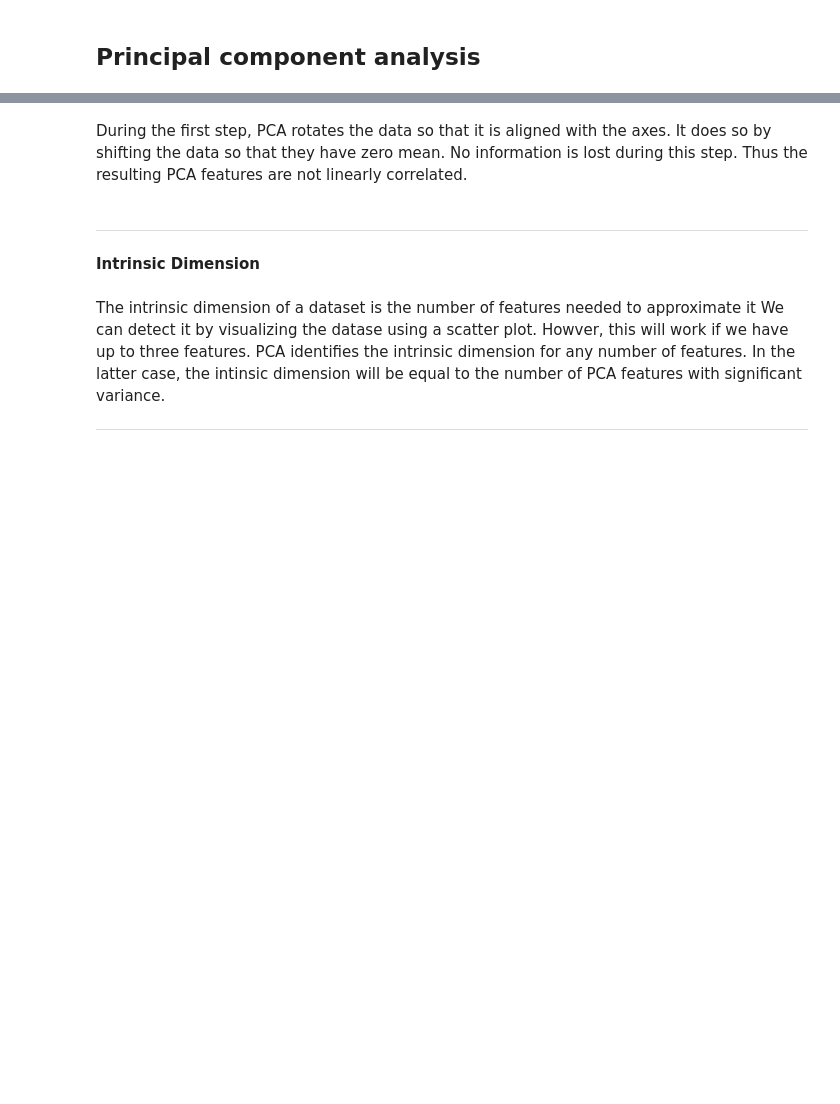
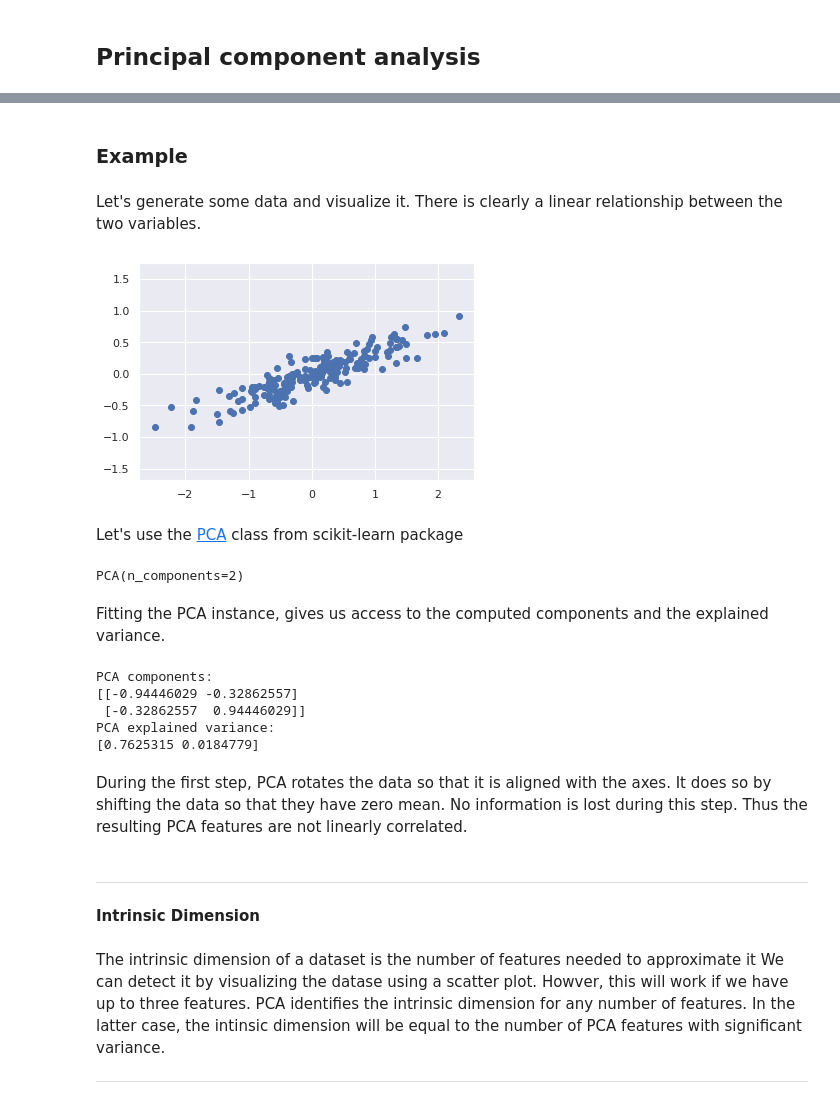
Before and after one commit to pockerman/probability_and_statistics_notes, a Jupyter notebook: unsupervised_machine_learning/dimensionality_reduction/pca.ipynb, the cells around one changed output, grey strips where cells are left out. Saved outputs shown, nothing was run; the diff lists cells and outputs as text; code cells hidden in the pictures; blank space fills up the shorter version.

```diff
--- a/unsupervised_machine_learning/dimensionality_reduction/pca.ipynb
+++ b/unsupervised_machine_learning/dimensionality_reduction/pca.ipynb
@@ -23,5 +81,43 @@ PCA has two main components
+# %% [markdown]
+### Example
+# %%
+import numpy as np
+import matplotlib.pyplot as plt
+from sklearn.decomposition import PCA
+import seaborn as sns
+sns.set()
+# %% [markdown]
+Let's generate some data and visualize it. There is clearly a linear relationship between the two variables.
+# %%
+rng = np.random.RandomState(1)
+X = np.dot(rng.rand(2, 2), rng.randn(2, 200)).T
+plt.scatter(X[:, 0], X[:, 1])
+plt.axis('equal');
+# %% [output]
+[figure, added]
+# %% [markdown]
+Let's use the <a href="#">PCA</a>  class from scikit-learn package
+# %%
+pca = PCA(n_components=2)
+pca.fit(X)
+# %% [output]
+PCA(n_components=2)
+# %% [markdown]
+Fitting the PCA instance, gives us access to the computed components and the explained variance.
+# %%
+print("PCA components: ")
+print(pca.components_)
+print("PCA explained variance: ")
+print(pca.explained_variance_)
+# %% [output]
+PCA components:
+[[-0.94446029 -0.32862557]
+ [-0.32862557  0.94446029]]
+PCA explained variance:
+[0.7625315 0.0184779]
 # %% [markdown]
-During the first step, PCA rotates the data so that it is aligned with the axes. It does so by shifting the data so that they have zero mean. No information is lost during this step. Thus the resulting PCA features are not linearly correlated.
+During the first step, PCA rotates the data so that it is aligned with the axes. It does so by shifting the data so that they have zero mean.
+No information is lost during this step. Thus the resulting PCA features are not linearly correlated.
 # %% [markdown]
 ----
 **Intrinsic Dimension**
```
Also changed, not shown: parts of 13 cells of this notebook, 6 other files.
